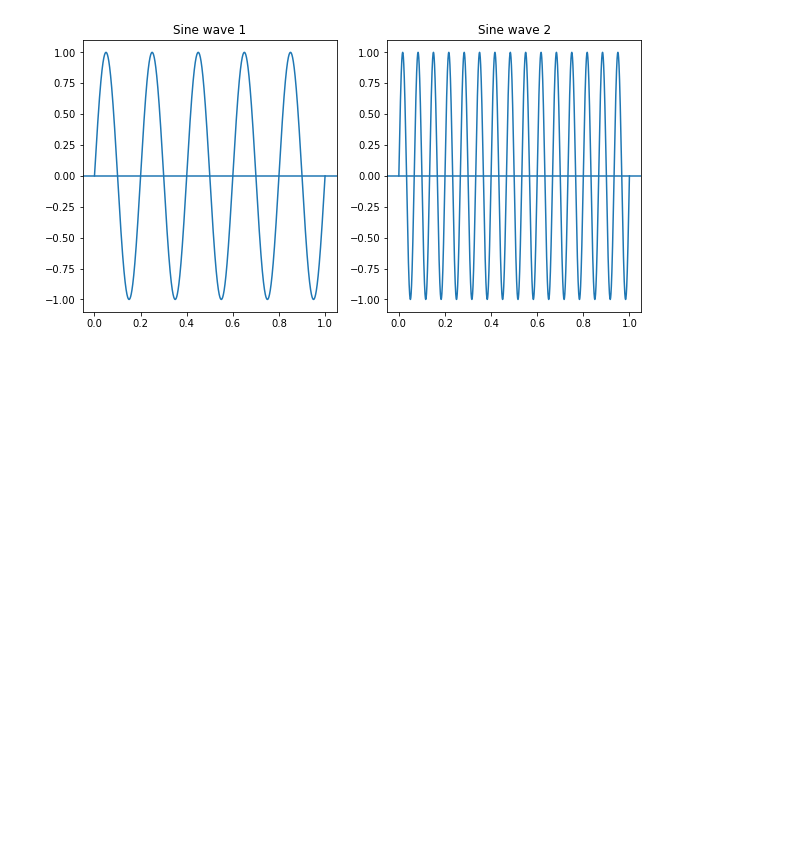
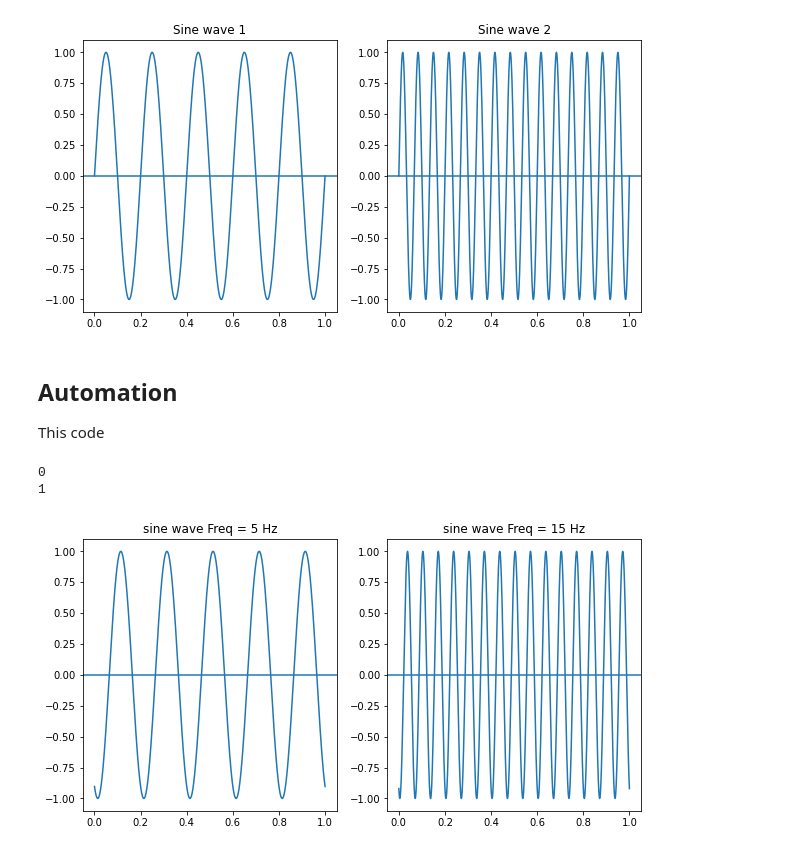
Before and after one commit to shahules786/Audio-Exercise, a Jupyter notebook: Basics.ipynb, the cells around one changed output. Cells and saved outputs as stored; diff of their text form; code cells hidden in the pictures; blank space fills up the shorter version.

```diff
--- a/Basics.ipynb
+++ b/Basics.ipynb
@@ -121,3 +121,50 @@ plt.title("Sine wave 2")
 # %% [output]
 Text(0.5, 1.0, 'Sine wave 2')
 [figure]
+# %% [markdown]
+## Automation
+This code
+# %%
+def decompose_waves(sound,sampleFreq):
+
+    X_fft = np.fft.rfft(sound)[:sampleFreq//2]
+    freq_bins = np.fft.fftfreq(len(X_fft),d=1/sampleFreq)[:sampleFreq//2]
+
+    amplitudes =  [k for k,_ in sorted(zip(np.abs(X_fft),freq_bins),key=lambda pair : pair[0])][::-1][:10]
+    mean_amplitude = np.mean(amplitudes)
+
+    X_fft[np.abs(X_fft)<mean_amplitude] = 0
+
+    signals = []
+
+    for i in range(len(X_fft)):
+
+        if np.abs(X_fft[i])>=mean_amplitude:
+
+            signals.append((np.abs(X_fft[i])/(sampleFreq/2),freq_bins[i]/2,np.angle(X_fft[i])*180/np.pi))
+
+
+    return signals
+
+
+def plot_random_waves(signals,sampleFreq):
+
+    plt.figure(figsize=(10,5))
+    no_subplots = min(len(signals),8)
+    t = np.linspace(0, 1, sampleFreq*1)
+
+    for i in range(no_subplots):
+        print(i)
+        plt.subplot(no_subplots/2,max(2,no_subplots/2),i+1)
+        sine = signals[i][0] * np.sin(2*np.pi* signals[i][1]*t + signals[i][2])
+        plt.plot(t,sine)
+        plt.axhline(0)
+        plt.title(f'sine wave Freq = {int(signals[i][1])} Hz')
+
+    plt.show()
+# %%
+plot_random_waves(decompose_waves(mixed_tone,SAMPLING_RATE),SAMPLING_RATE)
+# %% [output]
+0
+1
+[figure, added]
```
